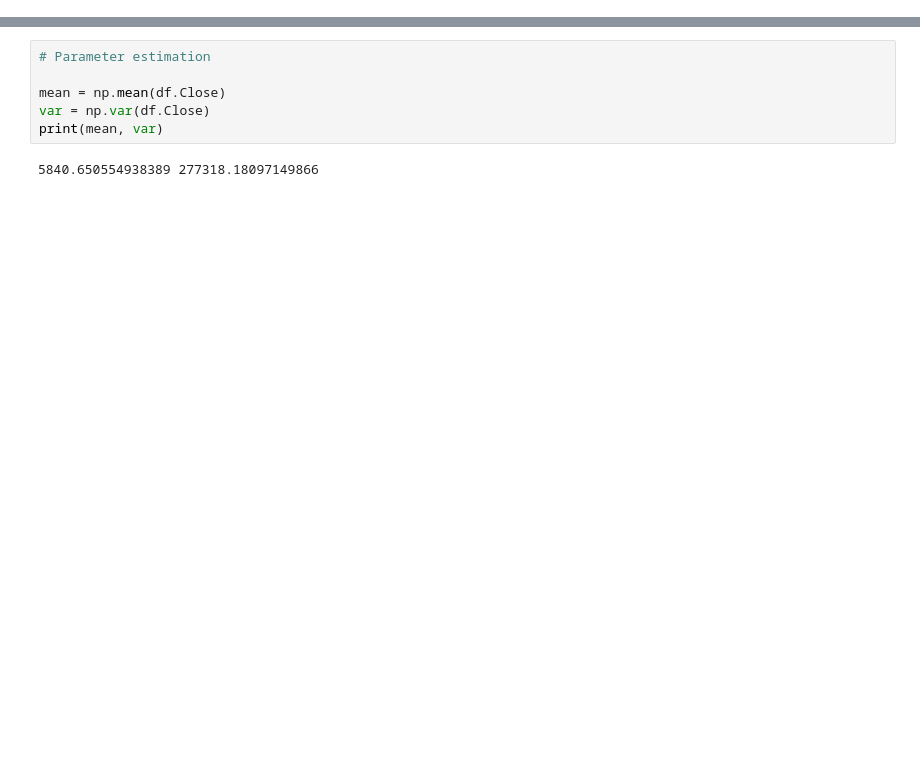
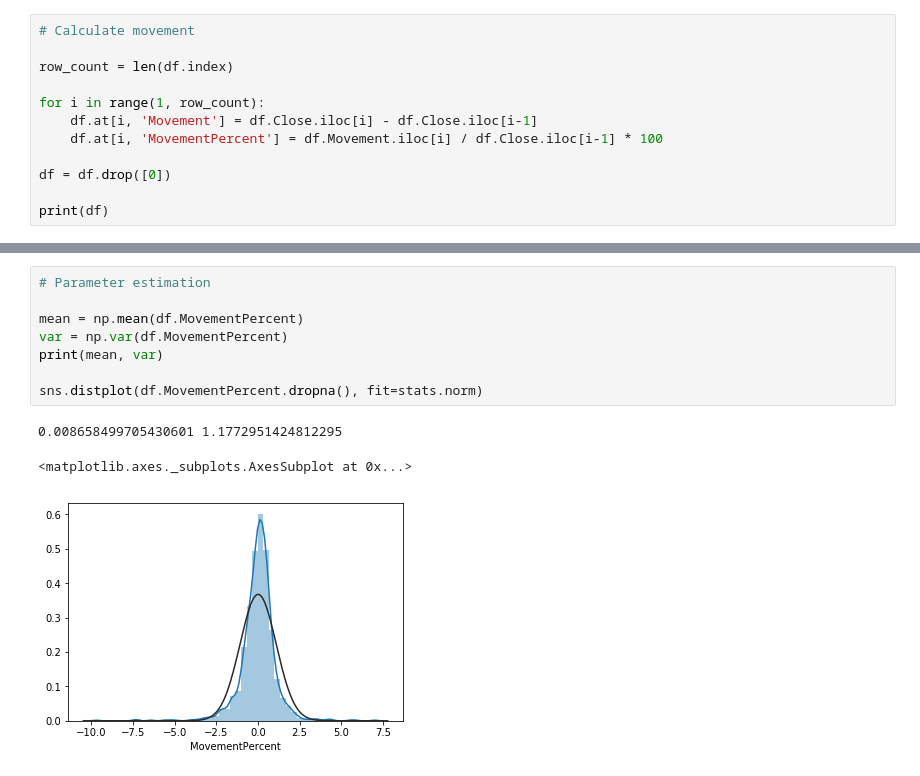
Before and after one commit to wangazz/equity-research, a Jupyter notebook: src/ASX200.ipynb, the cells around one changed output, grey strips where cells are left out. Drawn from its saved outputs; the diff is of its cells as text; blank space fills up the shorter version.

```diff
--- a/src/ASX200.ipynb
+++ b/src/ASX200.ipynb
@@ -36,0 +40,12 @@ plt.show()
+# %%
+# Calculate movement
+
+row_count = len(df.index)
+
+for i in range(1, row_count):
+    df.at[i, 'Movement'] = df.Close.iloc[i] - df.Close.iloc[i-1]
+    df.at[i, 'MovementPercent'] = df.Movement.iloc[i] / df.Close.iloc[i-1] * 100
+
+df = df.drop([0])
+
+print(df)
@@ -37,8 +77,12 @@ plt.show()
 # %%
 # Parameter estimation
 
-mean = np.mean(df.Close)
-var = np.var(df.Close)
+mean = np.mean(df.MovementPercent)
+var = np.var(df.MovementPercent)
 print(mean, var)
+
+sns.distplot(df.MovementPercent.dropna(), fit=stats.norm)
 # %% [output]
-5840.650554938389 277318.18097149866
+0.008658499705430601 1.1772951424812295
+<matplotlib.axes._subplots.AxesSubplot at 0x...>
+[figure, added]
```
Also changed, not shown: parts of 7 cells of this notebook.
